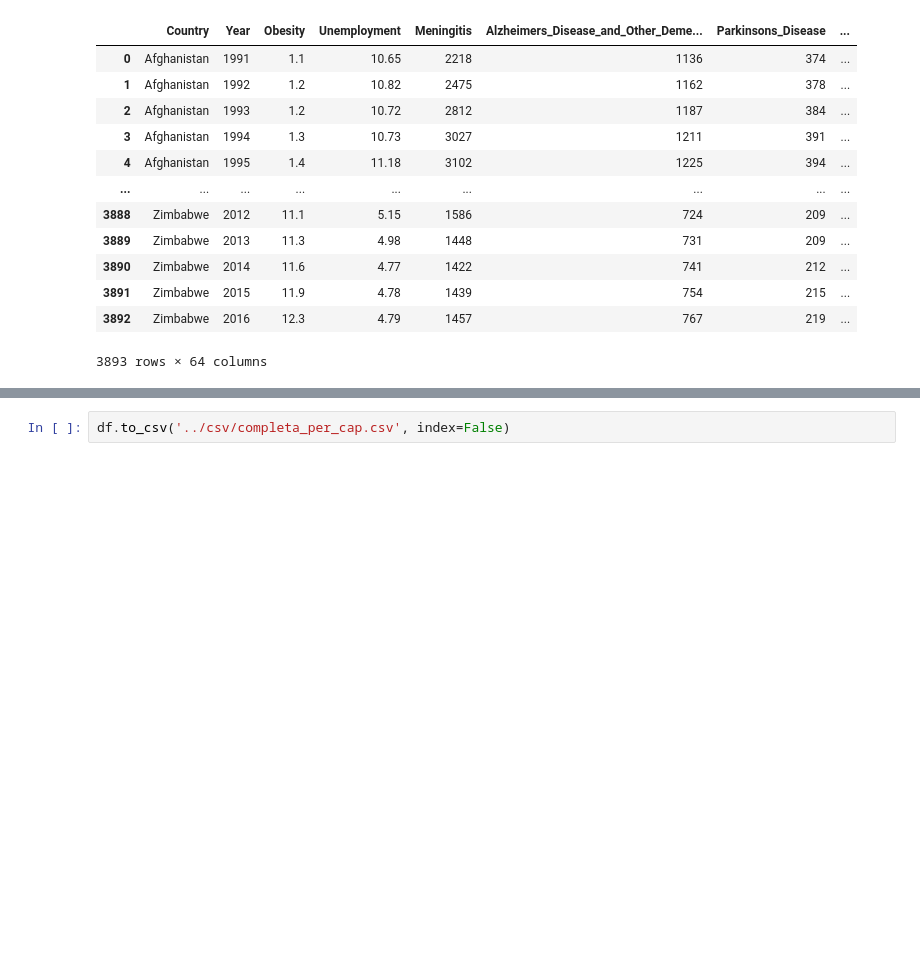
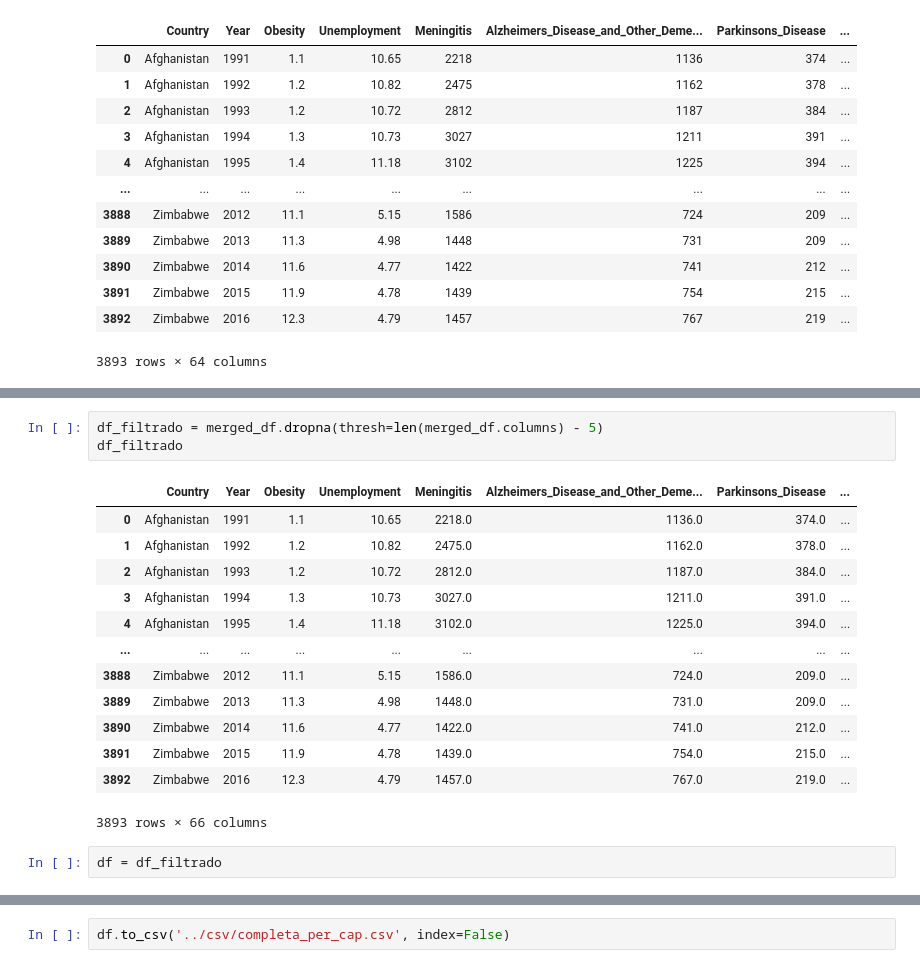
Before and after one commit to Gbau11/Mortality, a Jupyter notebook: jupyter/transform_per_capita.ipynb, the cells around one changed output, grey strips where cells are left out. Cells and saved outputs as stored; diff of their text form; blank space fills up the shorter version.

```diff
--- a/jupyter/transform_per_capita.ipynb
+++ b/jupyter/transform_per_capita.ipynb
@@ -261,0 +322,19 @@ df
+# %%
+df_filtrado = merged_df.dropna(thresh=len(merged_df.columns) - 5)
+df_filtrado
+# %% [output]
+|  | Country | Year | Obesity | Unemployment | Meningitis | Alzheimers_Disease_and_Other_Deme... | Parkinsons_Disease | ... |
+| 0 | Afghanistan | 1991 | 1.1 | 10.65 | 2218.0 | 1136.0 | 374.0 | ... |
+| 1 | Afghanistan | 1992 | 1.2 | 10.82 | 2475.0 | 1162.0 | 378.0 | ... |
+| 2 | Afghanistan | 1993 | 1.2 | 10.72 | 2812.0 | 1187.0 | 384.0 | ... |
+| 3 | Afghanistan | 1994 | 1.3 | 10.73 | 3027.0 | 1211.0 | 391.0 | ... |
+| 4 | Afghanistan | 1995 | 1.4 | 11.18 | 3102.0 | 1225.0 | 394.0 | ... |
+| ... | ... | ... | ... | ... | ... | ... | ... | ... |
+| 3888 | Zimbabwe | 2012 | 11.1 | 5.15 | 1586.0 | 724.0 | 209.0 | ... |
+| 3889 | Zimbabwe | 2013 | 11.3 | 4.98 | 1448.0 | 731.0 | 209.0 | ... |
+| 3890 | Zimbabwe | 2014 | 11.6 | 4.77 | 1422.0 | 741.0 | 212.0 | ... |
+| 3891 | Zimbabwe | 2015 | 11.9 | 4.78 | 1439.0 | 754.0 | 215.0 | ... |
+| 3892 | Zimbabwe | 2016 | 12.3 | 4.79 | 1457.0 | 767.0 | 219.0 | ... |
+3893 rows × 66 columns
+# %%
+df = df_filtrado
```
Also changed, not shown: parts of 18 cells of this notebook, 7 other files.
